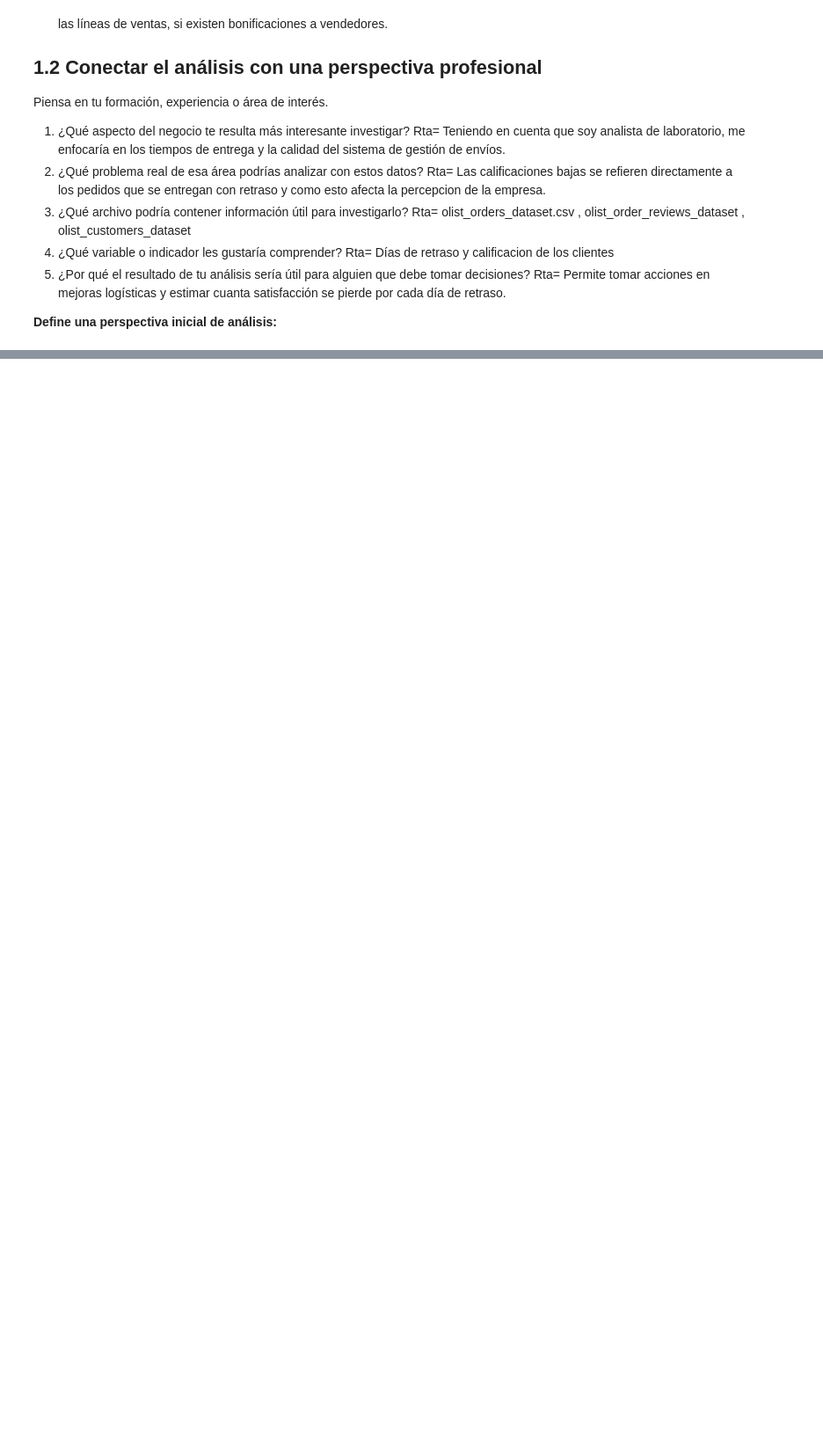
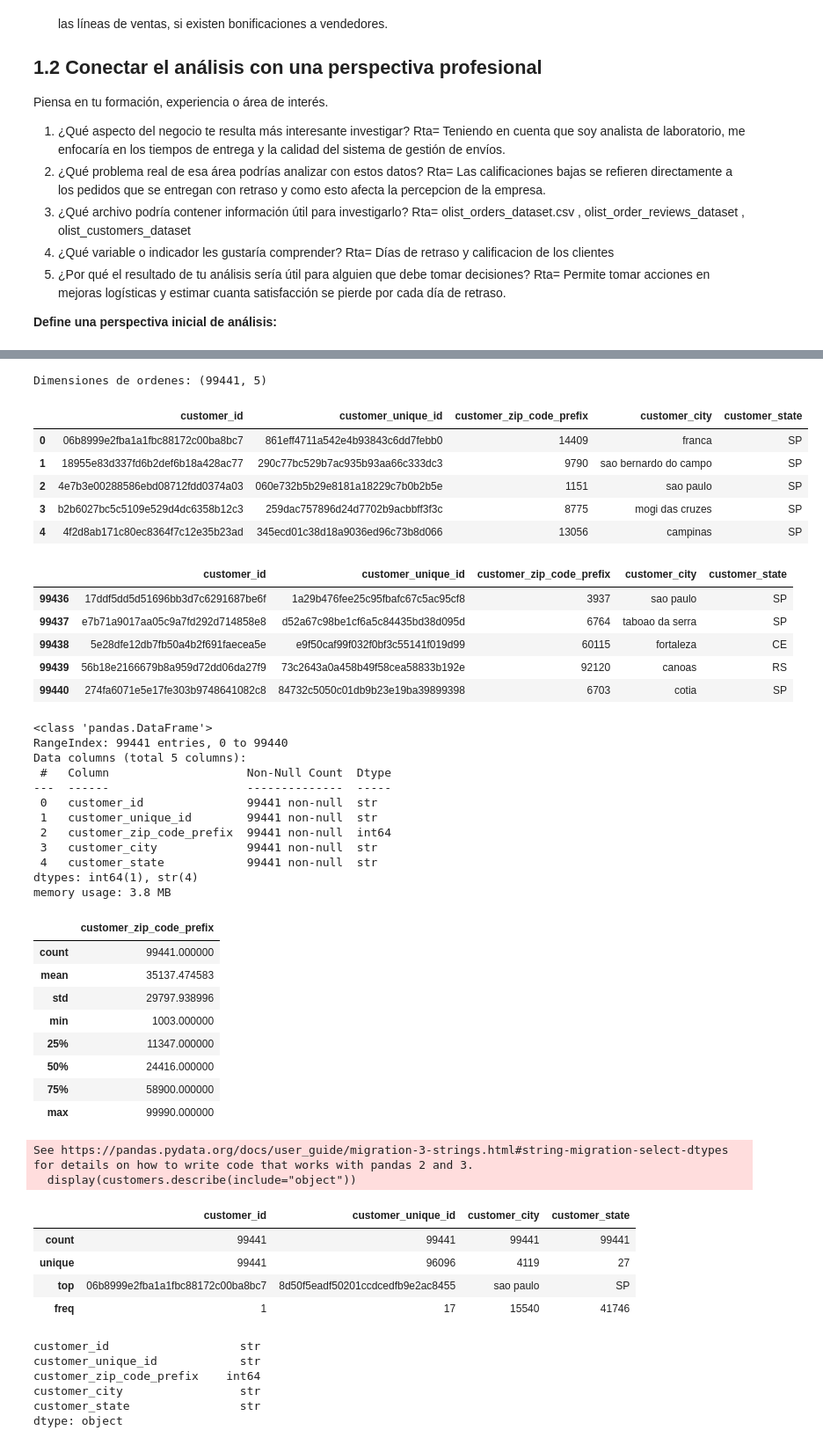
Before and after one commit to maria-romerol/Entregables-BIT-MariaRomero, a Jupyter notebook: Entregables/Actividad 3 Entregable/Entregable3.ipynb, the cells around one changed output, grey strips where cells are left out. Shown at 88% size. Saved outputs shown, nothing was run; the diff lists cells and outputs as text; code cells hidden in the pictures; blank space fills up the shorter version.

```diff
--- a/Entregables/Actividad 3 Entregable/Entregable3.ipynb
+++ b/Entregables/Actividad 3 Entregable/Entregable3.ipynb
@@ -104,0 +350,59 @@ Filas: 3095, Columnas: 4
+# %%
+print("Dimensiones de ordenes:", customers.shape)
+
+display(customers.head())
+display(customers.tail())
+
+customers.info()
+
+display(customers.describe())
+display(customers.describe(include="object"))
+display(customers.dtypes)
+# %% [output]
+Dimensiones de ordenes: (99441, 5)
+|  | customer_id | customer_unique_id | customer_zip_code_prefix | customer_city | customer_state |
+| 0 | 06b8999e2fba1a1fbc88172c00ba8bc7 | 861eff4711a542e4b93843c6dd7febb0 | 14409 | franca | SP |
+| 1 | 18955e83d337fd6b2def6b18a428ac77 | 290c77bc529b7ac935b93aa66c333dc3 | 9790 | sao bernardo do campo | SP |
+| 2 | 4e7b3e00288586ebd08712fdd0374a03 | 060e732b5b29e8181a18229c7b0b2b5e | 1151 | sao paulo | SP |
+| 3 | b2b6027bc5c5109e529d4dc6358b12c3 | 259dac757896d24d7702b9acbbff3f3c | 8775 | mogi das cruzes | SP |
+| 4 | 4f2d8ab171c80ec8364f7c12e35b23ad | 345ecd01c38d18a9036ed96c73b8d066 | 13056 | campinas | SP |
+|  | customer_id | customer_unique_id | customer_zip_code_prefix | customer_city | customer_state |
+| 99436 | 17ddf5dd5d51696bb3d7c6291687be6f | 1a29b476fee25c95fbafc67c5ac95cf8 | 3937 | sao paulo | SP |
+| 99437 | e7b71a9017aa05c9a7fd292d714858e8 | d52a67c98be1cf6a5c84435bd38d095d | 6764 | taboao da serra | SP |
+| 99438 | 5e28dfe12db7fb50a4b2f691faecea5e | e9f50caf99f032f0bf3c55141f019d99 | 60115 | fortaleza | CE |
+| 99439 | 56b18e2166679b8a959d72dd06da27f9 | 73c2643a0a458b49f58cea58833b192e | 92120 | canoas | RS |
+| 99440 | 274fa6071e5e17fe303b9748641082c8 | 84732c5050c01db9b23e19ba39899398 | 6703 | cotia | SP |
+<class 'pandas.DataFrame'>
+RangeIndex: 99441 entries, 0 to 99440
+Data columns (total 5 columns):
+ #   Column                    Non-Null Count  Dtype
+---  ------                    --------------  -----
+ 0   customer_id               99441 non-null  str
+ 1   customer_unique_id        99441 non-null  str
+ 2   customer_zip_code_prefix  99441 non-null  int64
+ 3   customer_city             99441 non-null  str
+ 4   customer_state            99441 non-null  str
+dtypes: int64(1), str(4)
+memory usage: 3.8 MB
+|  | customer_zip_code_prefix |
+| count | 99441.000000 |
+| mean | 35137.474583 |
+| std | 29797.938996 |
+| min | 1003.000000 |
+| 25% | 11347.000000 |
+| 50% | 24416.000000 |
+| 75% | 58900.000000 |
+| max | 99990.000000 |
+See https://pandas.pydata.org/docs/user_guide/migration-3-strings.html#string-migration-select-dtypes for details on how to write code that works with pandas 2 and 3.
+  display(customers.describe(include="object"))
+|  | customer_id | customer_unique_id | customer_city | customer_state |
+| count | 99441 | 99441 | 99441 | 99441 |
+| unique | 99441 | 96096 | 4119 | 27 |
+| top | 06b8999e2fba1a1fbc88172c00ba8bc7 | 8d50f5eadf50201ccdcedfb9e2ac8455 | sao paulo | SP |
+| freq | 1 | 17 | 15540 | 41746 |
+customer_id                   str
+customer_unique_id            str
+customer_zip_code_prefix    int64
+customer_city                 str
+customer_state                str
+dtype: object
```
Also changed, not shown: parts of 23 cells of this notebook, 3 other files.
